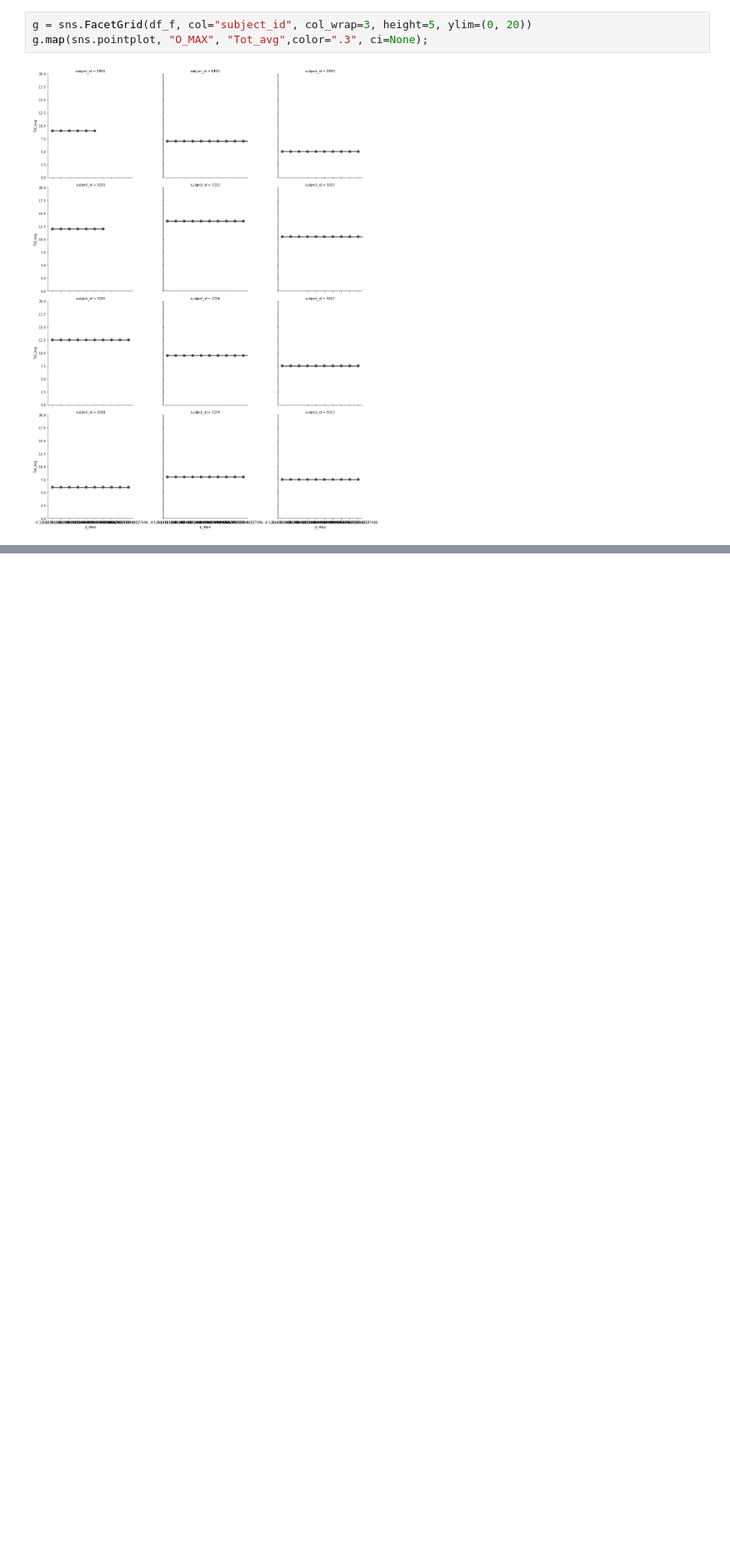
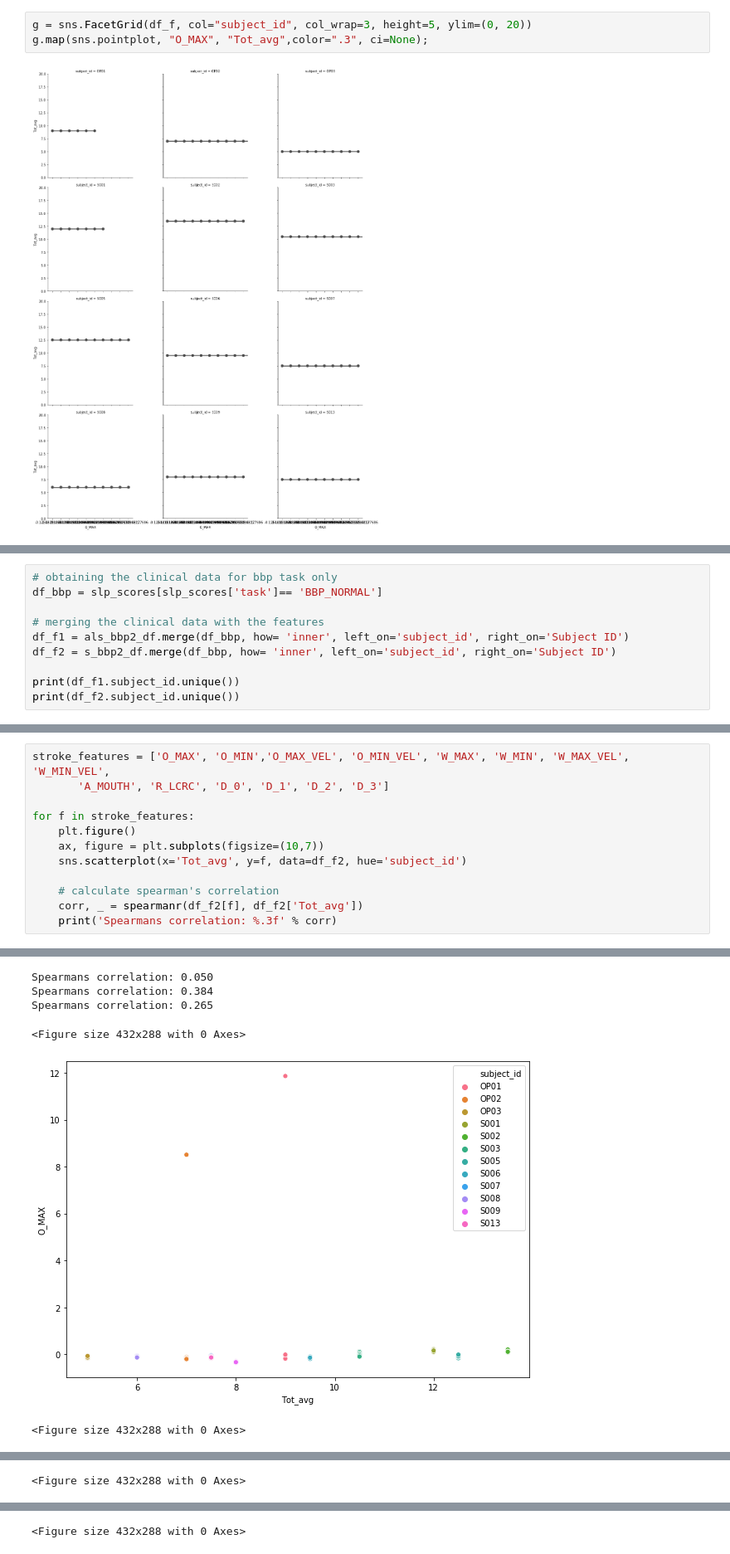
Before and after one commit to denizjafari/ClinicalScore, a Jupyter notebook: clinical_score_predict.ipynb, the cells around one changed output, grey strips where cells are left out. Shown at 83% size. Drawn from its saved outputs; the diff is of its cells as text; blank space fills up the shorter version.

```diff
--- a/clinical_score_predict.ipynb
+++ b/clinical_score_predict.ipynb
@@ -503,0 +625,10 @@ Index(['Unnamed: 0', 'subject_id', 'task', 'type', 'rep', 'O_MAX', 'O_MIN',
+# %%
+# obtaining the clinical data for bbp task only
+df_bbp = slp_scores[slp_scores['task']== 'BBP_NORMAL']
+
+# merging the clinical data with the features
+df_f1 = als_bbp2_df.merge(df_bbp, how= 'inner', left_on='subject_id', right_on='Subject ID')
+df_f2 = s_bbp2_df.merge(df_bbp, how= 'inner', left_on='subject_id', right_on='Subject ID')
+
+print(df_f1.subject_id.unique())
+print(df_f2.subject_id.unique())
@@ -503,0 +664,13 @@ Index(['Unnamed: 0', 'subject_id', 'task', 'type', 'rep', 'O_MAX', 'O_MIN',
+# %%
+stroke_features = ['O_MAX', 'O_MIN','O_MAX_VEL', 'O_MIN_VEL', 'W_MAX', 'W_MIN', 'W_MAX_VEL', 'W_MIN_VEL',
+       'A_MOUTH', 'R_LCRC', 'D_0', 'D_1', 'D_2', 'D_3']
+
+for f in stroke_features:
+    plt.figure()
+    ax, figure = plt.subplots(figsize=(10,7))
+    sns.scatterplot(x='Tot_avg', y=f, data=df_f2, hue='subject_id')
+
+    # calculate spearman's correlation
+    corr, _ = spearmanr(df_f2[f], df_f2['Tot_avg'])
+    print('Spearmans correlation: %.3f' % corr)
+# %% [output]
@@ -503,0 +688,6 @@ Index(['Unnamed: 0', 'subject_id', 'task', 'type', 'rep', 'O_MAX', 'O_MIN',
+Spearmans correlation: 0.050
+Spearmans correlation: 0.384
+Spearmans correlation: 0.265
+<Figure size 432x288 with 0 Axes>
+[figure, added]
+<Figure size 432x288 with 0 Axes>
@@ -503,0 +695 @@ Index(['Unnamed: 0', 'subject_id', 'task', 'type', 'rep', 'O_MAX', 'O_MIN',
+<Figure size 432x288 with 0 Axes>
@@ -503,0 +697 @@ Index(['Unnamed: 0', 'subject_id', 'task', 'type', 'rep', 'O_MAX', 'O_MIN',
+<Figure size 432x288 with 0 Axes>
```
Also changed, not shown: parts of 33 cells of this notebook.
